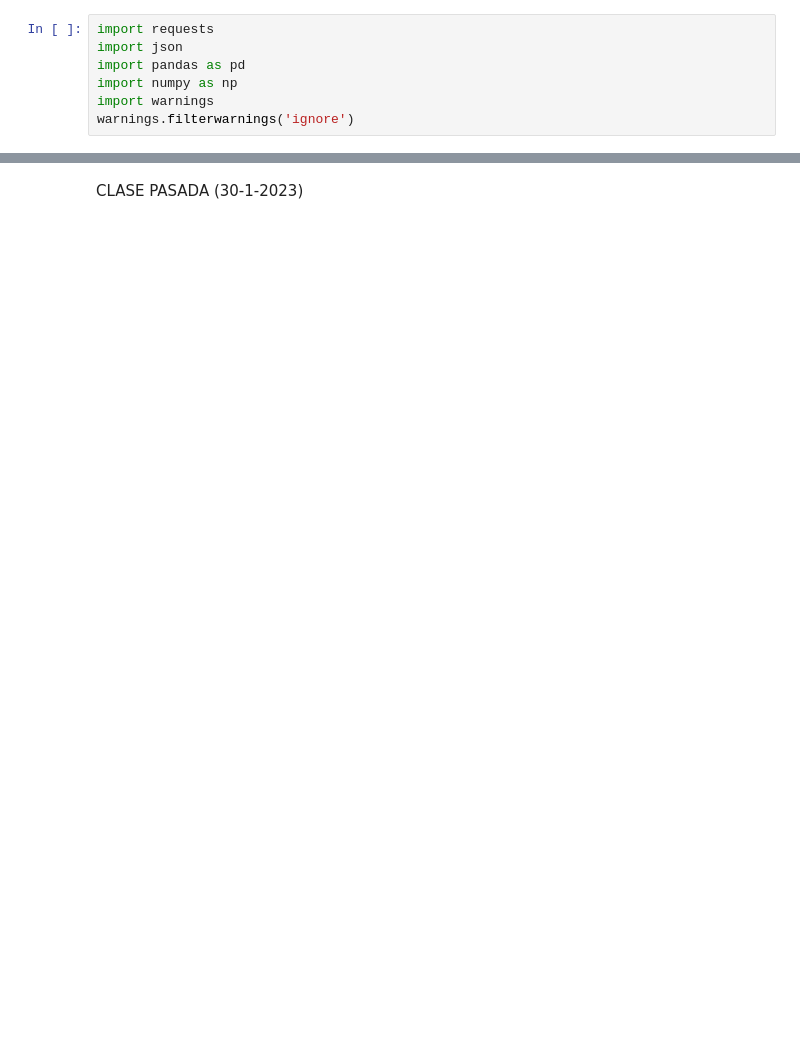
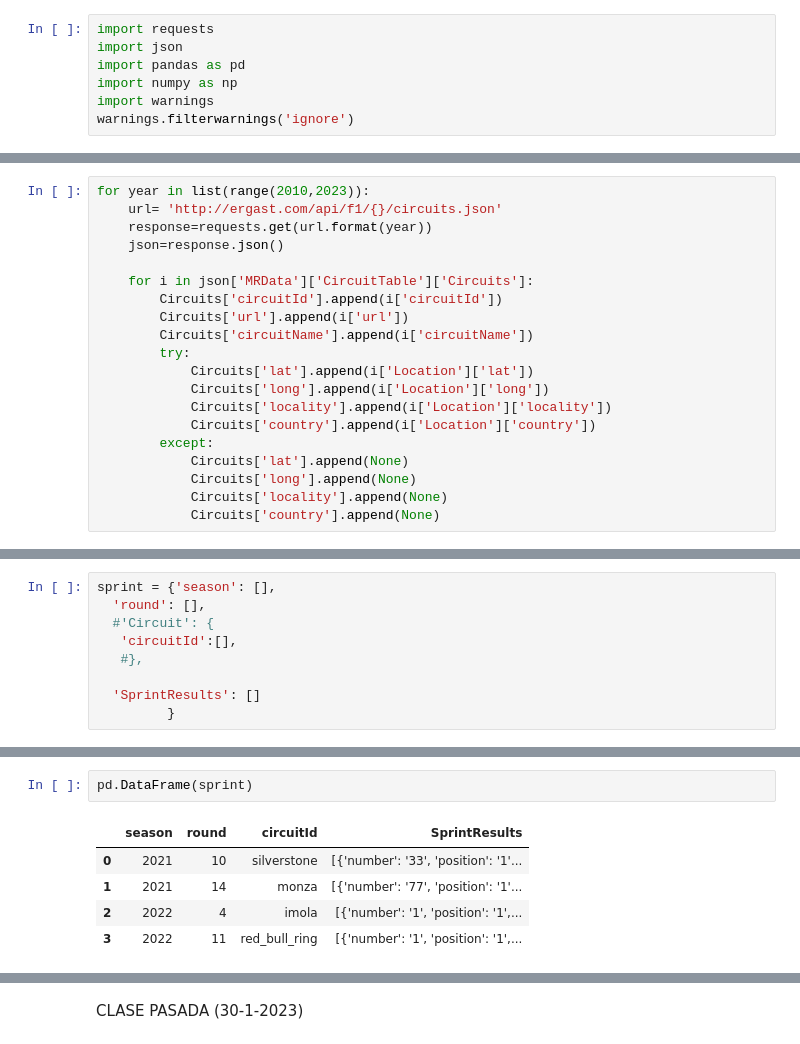
Before and after one commit to Hessael14/Formula-1-data, a Jupyter notebook: f1-analisis.ipynb, the cells around one changed output, grey strips where cells are left out. Cells and saved outputs as stored; diff of their text form; blank space fills up the shorter version.

```diff
--- a/f1-analisis.ipynb
+++ b/f1-analisis.ipynb
@@ -104,0 +286,20 @@ NameError: name 'races' is not defined
+# %%
+for year in list(range(2010,2023)):
+    url= 'http://ergast.com/api/f1/{}/circuits.json'
+    response=requests.get(url.format(year))
+    json=response.json()
+
+    for i in json['MRData']['CircuitTable']['Circuits']:
+        Circuits['circuitId'].append(i['circuitId'])
+        Circuits['url'].append(i['url'])
+        Circuits['circuitName'].append(i['circuitName'])
+        try:
+            Circuits['lat'].append(i['Location']['lat'])
+            Circuits['long'].append(i['Location']['long'])
+            Circuits['locality'].append(i['Location']['locality'])
+            Circuits['country'].append(i['Location']['country'])
+        except:
+            Circuits['lat'].append(None)
+            Circuits['long'].append(None)
+            Circuits['locality'].append(None)
+            Circuits['country'].append(None)
@@ -104,0 +311,9 @@ NameError: name 'races' is not defined
+# %%
+sprint = {'season': [],
+  'round': [],
+  #'Circuit': {
+   'circuitId':[],
+   #},
+
+  'SprintResults': []
+         }
@@ -104,0 +333,8 @@ NameError: name 'races' is not defined
+# %%
+pd.DataFrame(sprint)
+# %% [output]
+|  | season | round | circuitId | SprintResults |
+| 0 | 2021 | 10 | silverstone | [{'number': '33', 'position': '1'... |
+| 1 | 2021 | 14 | monza | [{'number': '77', 'position': '1'... |
+| 2 | 2022 | 4 | imola | [{'number': '1', 'position': '1',... |
+| 3 | 2022 | 11 | red_bull_ring | [{'number': '1', 'position': '1',... |
```
Also changed, not shown: parts of 56 cells of this notebook, 8 other files.
